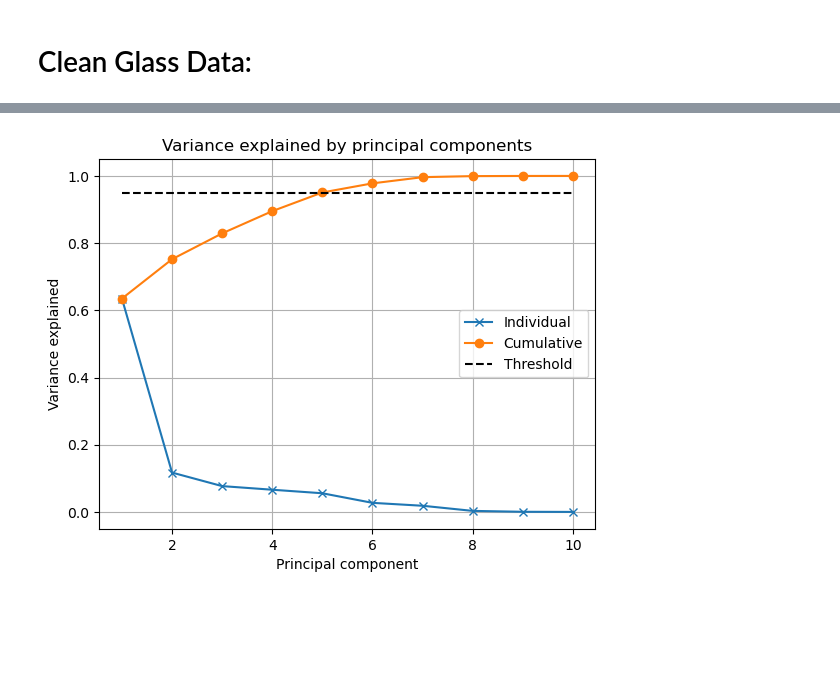
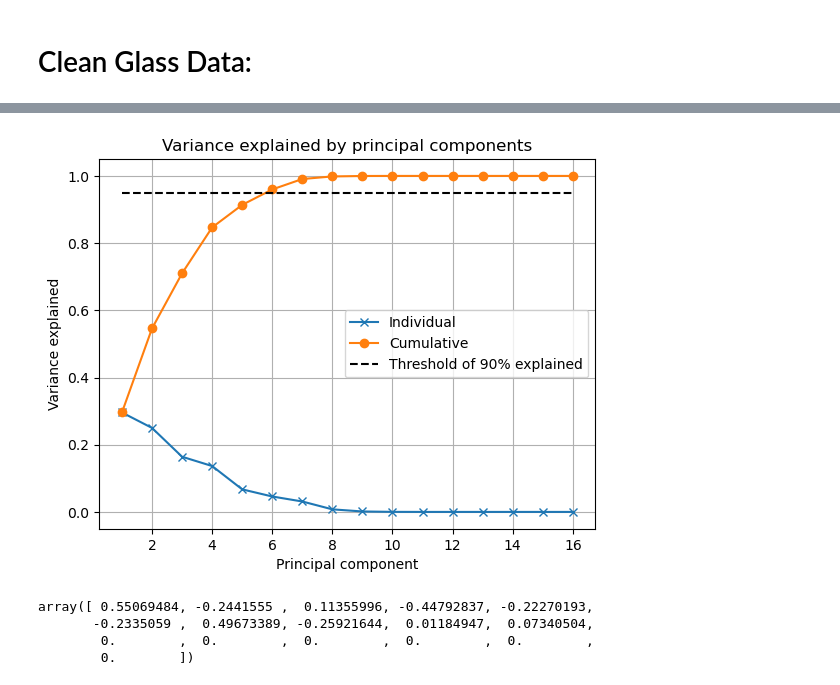
Before and after one commit to CarlaZdravkovicHugod/MLProject1, a Jupyter notebook: CleanGlassData.ipynb, the cells around one changed output, grey strips where cells are left out. Cells and saved outputs as stored; diff of their text form; code cells hidden in the pictures; blank space fills up the shorter version.

Commit message:
Add files via upload
One out of K-encoding added

```diff
--- a/CleanGlassData.ipynb
+++ b/CleanGlassData.ipynb
@@ -28,0 +27,27 @@ for i in range(0,8):
+# %%
+data_wo_type = data[:,0:9] # data without the type of glass
+# %%
+# Using the one-out-of-K encoding for the last column
+type = data[:,9]
+
+encoding = np.zeros((len(type),7)) # creating a matrix of zeroes
+
+# Here I am using a for loop to replace the zero in the matrix with a one if the type of glass is equal to the number
+for i in range(0,len(type)):
+    if type[i] == 1:
+        encoding[i,0] = 1
+    elif type[i] == 2:
+        encoding[i,1] = 1
+    elif type[i] == 3:
+        encoding[i,2] = 1
+    elif type[i] == 4:
+        encoding[i,3] = 1
+    elif type[i] == 5:
+        encoding[i,4] = 1
+    elif type[i] == 6:
+        encoding[i,5] = 1
+    elif type[i] == 7:
+        encoding[i,6] = 1
+
+# Combining the data and the encoding by using the concatenate function from numpy
+data = np.concatenate((data_wo_type,encoding),axis=1)
@@ -29,25 +65,32 @@ for i in range(0,8):
 # %%
 # PCA using SVD
 from scipy.linalg import svd
 import matplotlib.pyplot as plt
 
 U,S,V = svd(data,full_matrices=False)
 
 # Compute variance explained by principal components
 rho = (S*S) / (S*S).sum()
 
 threshold = 0.95
 
 # Plot variance explained
 plt.figure()
 plt.plot(range(1,len(rho)+1),rho,'x-')
 plt.plot(range(1,len(rho)+1),np.cumsum(rho),'o-')
 plt.plot([1,len(rho)],[threshold, threshold],'k--')
 plt.title('Variance explained by principal components');
 plt.xlabel('Principal component');
 plt.ylabel('Variance explained');
-plt.legend(['Individual','Cumulative','Threshold'])
+plt.legend(['Individual','Cumulative','Threshold of 90% explained'])
 plt.grid()
 plt.show()
 # %% [output]
-[figure, old version]
+[figure, new version]
+# %%
+V[0,:] # First principal component
+# %% [output]
+array([ 0.55069484, -0.2441555 ,  0.11355996, -0.44792837, -0.22270193,
+       -0.2335059 ,  0.49673389, -0.25921644,  0.01184947,  0.07340504,
+        0.        ,  0.        ,  0.        ,  0.        ,  0.        ,
+        0.        ])
```
Also changed, not shown: parts of 2 cells of this notebook.
